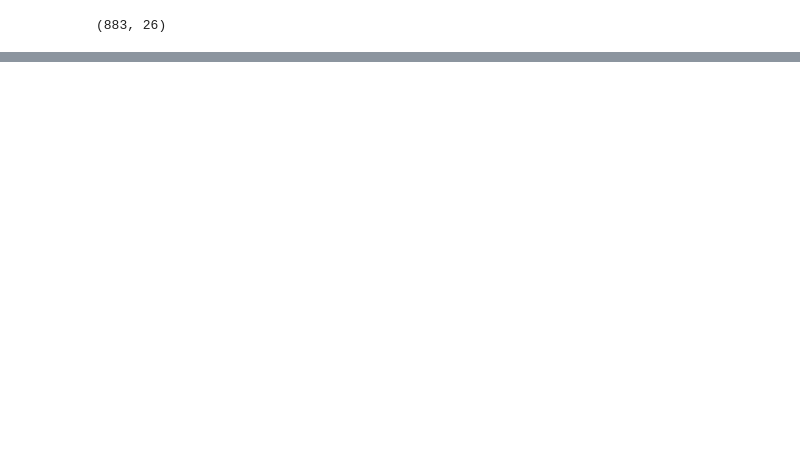
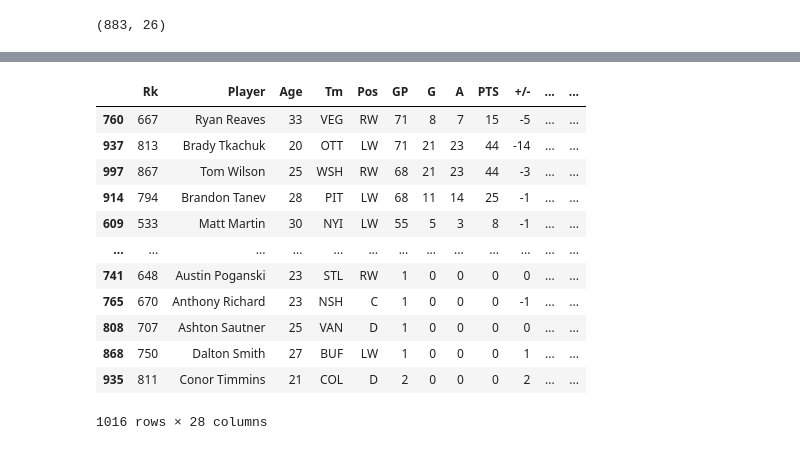
Before and after one commit to jpkeeton/Pandas, a Jupyter notebook: NHLFullRoster.ipynb, the cells around one changed output, grey strips where cells are left out. Drawn from its saved outputs; the diff is of its cells as text; code cells hidden in the pictures; blank space fills up the shorter version.

```diff
--- a/NHLFullRoster.ipynb
+++ b/NHLFullRoster.ipynb
@@ -24,0 +135,18 @@ AttributeError: 'DataFrame' object has no attribute 'stats'
+# %%
+# now do blocks and hits
+# nhlStatsV2.sort_values(by=['HIT'], ascending=False)
+nhlStatsV2.sort_values(by=['HIT', 'BLK'], ascending=False)
+# %% [output]
+|  | Rk | Player | Age | Tm | Pos | GP | G | A | PTS | +/- | ... | ... |
+| 760 | 667 | Ryan Reaves | 33 | VEG | RW | 71 | 8 | 7 | 15 | -5 | ... | ... |
+| 937 | 813 | Brady Tkachuk | 20 | OTT | LW | 71 | 21 | 23 | 44 | -14 | ... | ... |
+| 997 | 867 | Tom Wilson | 25 | WSH | RW | 68 | 21 | 23 | 44 | -3 | ... | ... |
+| 914 | 794 | Brandon Tanev | 28 | PIT | LW | 68 | 11 | 14 | 25 | -1 | ... | ... |
+| 609 | 533 | Matt Martin | 30 | NYI | LW | 55 | 5 | 3 | 8 | -1 | ... | ... |
+| ... | ... | ... | ... | ... | ... | ... | ... | ... | ... | ... | ... | ... |
+| 741 | 648 | Austin Poganski | 23 | STL | RW | 1 | 0 | 0 | 0 | 0 | ... | ... |
+| 765 | 670 | Anthony Richard | 23 | NSH | C | 1 | 0 | 0 | 0 | -1 | ... | ... |
+| 808 | 707 | Ashton Sautner | 25 | VAN | D | 1 | 0 | 0 | 0 | 0 | ... | ... |
+| 868 | 750 | Dalton Smith | 27 | BUF | LW | 1 | 0 | 0 | 0 | 1 | ... | ... |
+| 935 | 811 | Conor Timmins | 21 | COL | D | 2 | 0 | 0 | 0 | 2 | ... | ... |
+1016 rows × 28 columns
```
Also changed, not shown: parts of 13 cells of this notebook, 1 other file.
